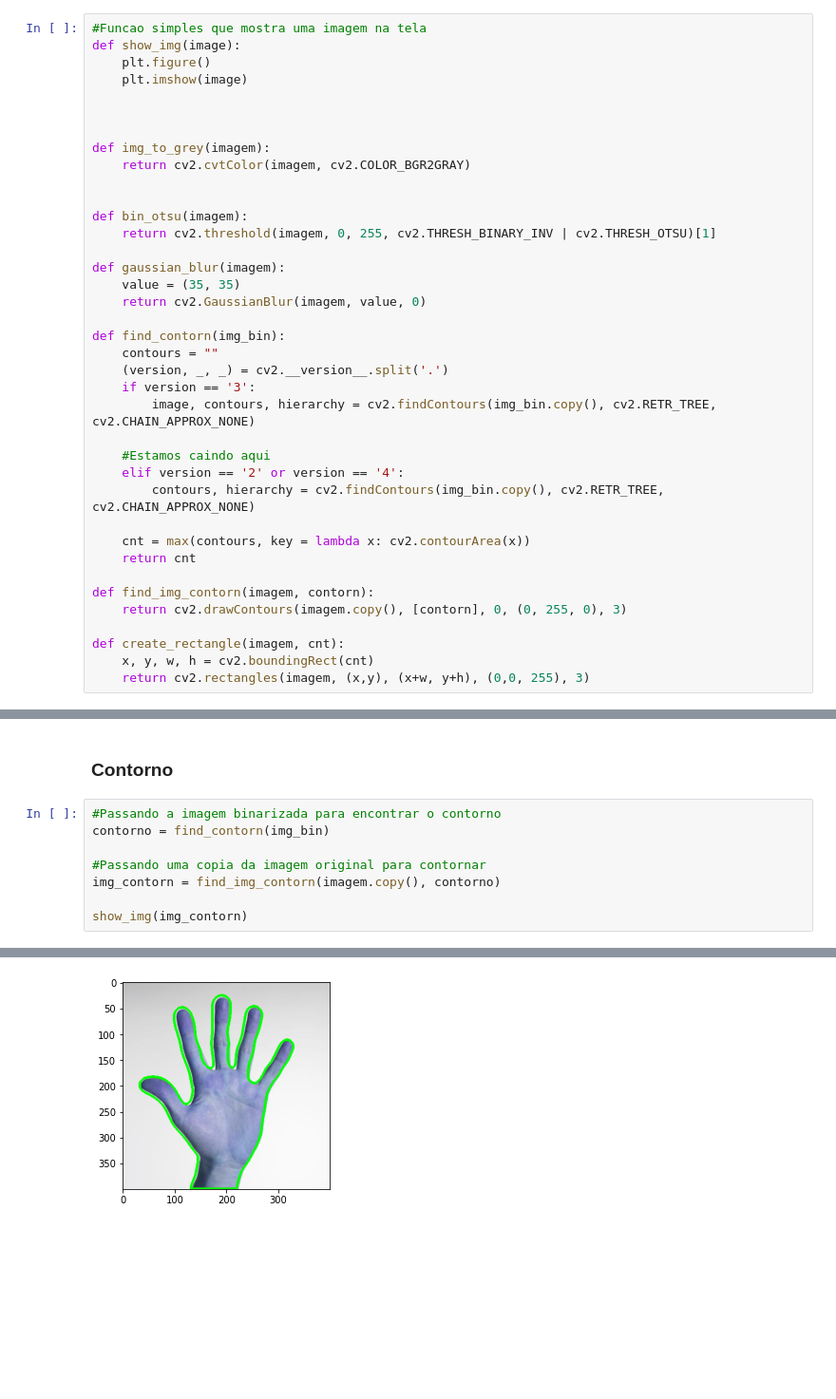
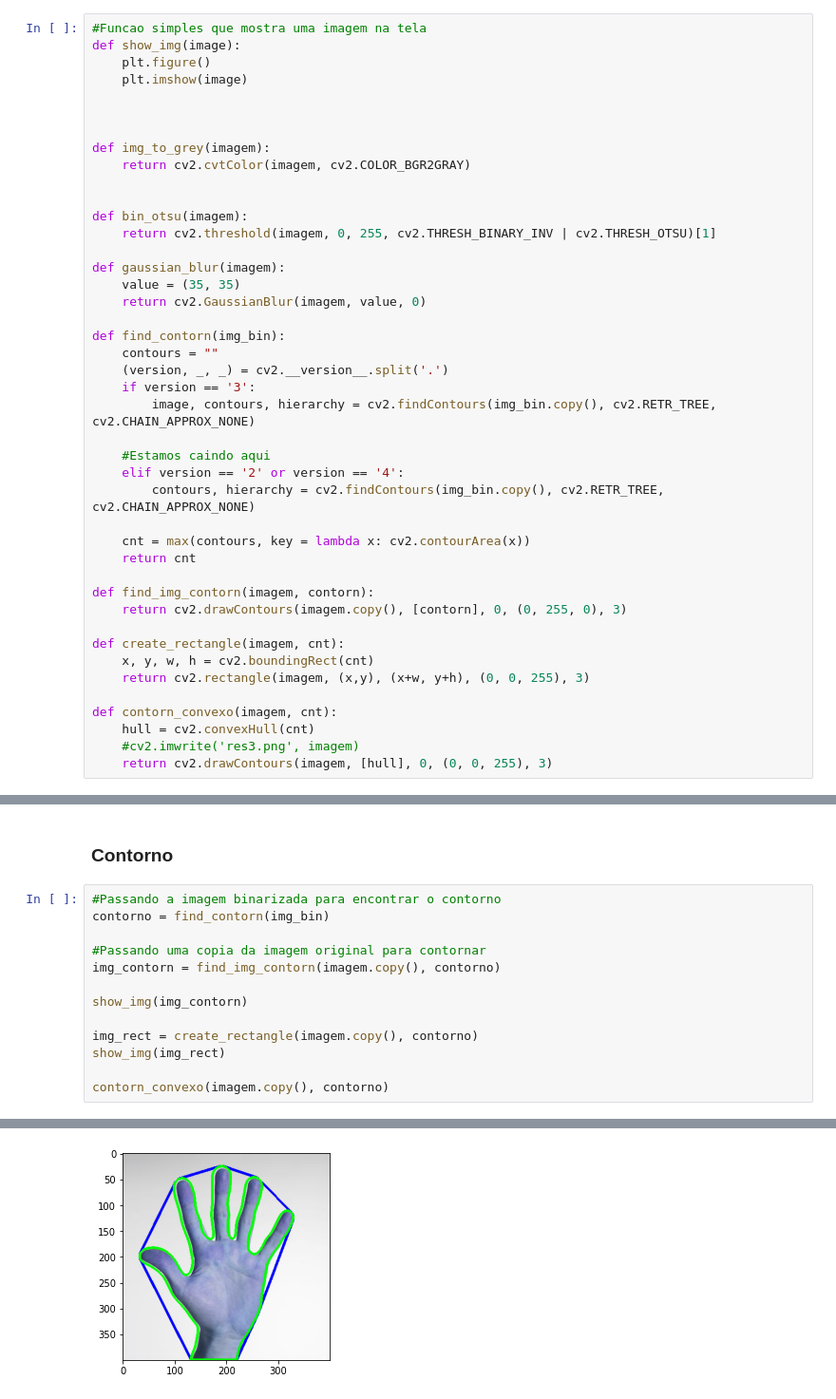
Before and after one commit to GodKelvin/PDI_Contagem_Dedos, a Jupyter notebook: Kelvin_Lehrback_Contagem_Dedos.ipynb, the cells around one changed output, grey strips where cells are left out. Shown at 95% size. Cells and saved outputs as stored; diff of their text form; blank space fills up the shorter version.

Commit message:
implementando contorno

```diff
--- a/Kelvin_Lehrback_Contagem_Dedos.ipynb
+++ b/Kelvin_Lehrback_Contagem_Dedos.ipynb
@@ -43,7 +43,12 @@ def find_img_contorn(imagem, contorn):
 
 def create_rectangle(imagem, cnt):
     x, y, w, h = cv2.boundingRect(cnt)
-    return cv2.rectangles(imagem, (x,y), (x+w, y+h), (0,0, 255), 3)
+    return cv2.rectangle(imagem, (x,y), (x+w, y+h), (0, 0, 255), 3)
+
+def contorn_convexo(imagem, cnt):
+    hull = cv2.convexHull(cnt)
+    #cv2.imwrite('res3.png', imagem)
+    return cv2.drawContours(imagem, [hull], 0, (0, 0, 255), 3)
 # %% [markdown]
 ## Imagem de teste
 # %% [markdown]
@@ -76,4 +81,9 @@ contorno = find_contorn(img_bin)
 img_contorn = find_img_contorn(imagem.copy(), contorno)
 
 show_img(img_contorn)
+
+img_rect = create_rectangle(imagem.copy(), contorno)
+show_img(img_rect)
+
+contorn_convexo(imagem.copy(), contorno)
 # %% [output]
@@ -80 +107 @@ show_img(img_contorn)
-[figure, old version]
+[figure, new version]
```
Also changed, not shown: parts of 1 cell of this notebook, 1 other file.
